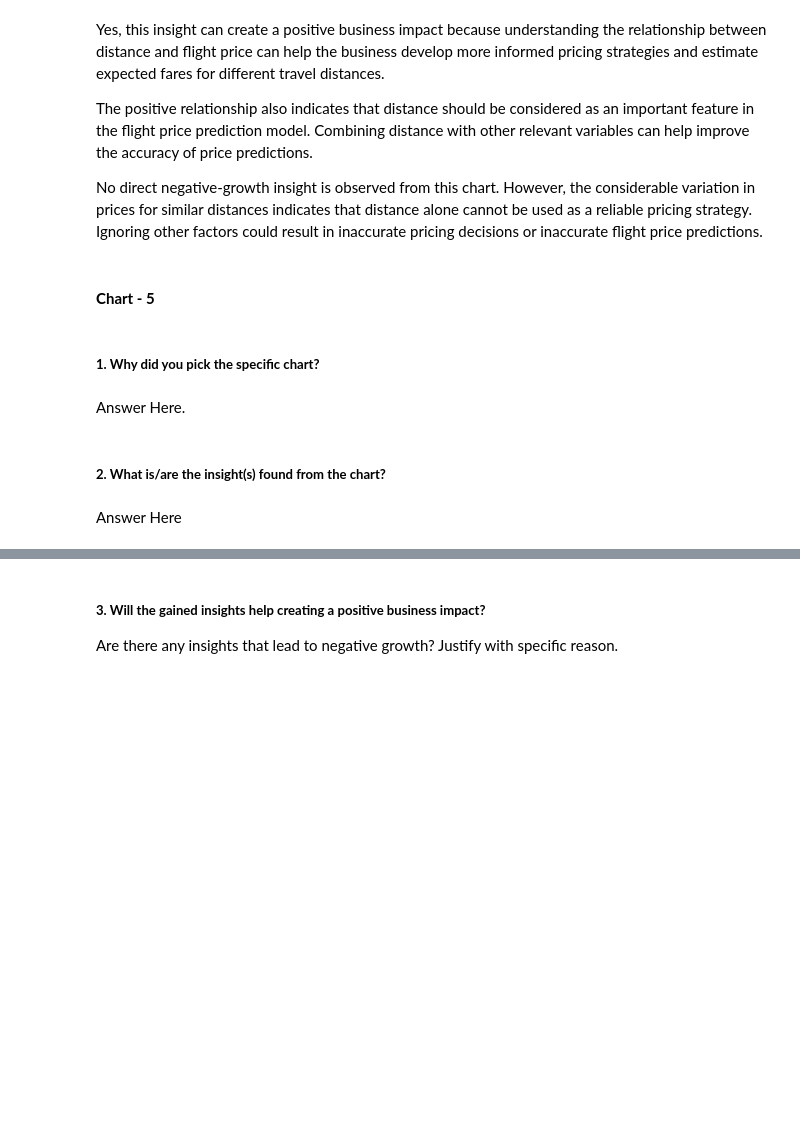
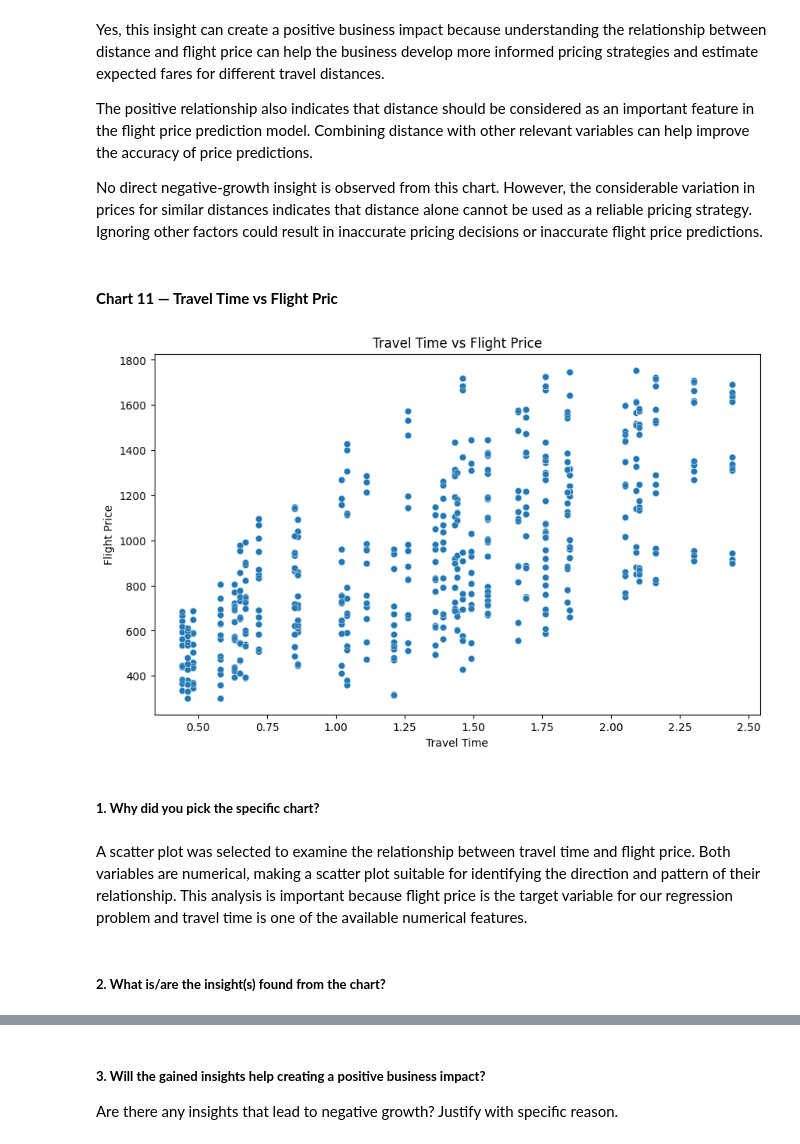
Before and after one commit to Sagarjain93/Machine-Learning-Portfolio, a Jupyter notebook: 01_End_to_End/Travel_MLops_Capstone/notebooks/00_Data_Cleaning_&_EDA.ipynb, the cells around one changed output, grey strips where cells are left out. Saved outputs shown, nothing was run; the diff lists cells and outputs as text; code cells hidden in the pictures; blank space fills up the shorter version.

Commit message:
Complete EDA and visualization analysis
Complete data cleaning, validation, exploratory data analysis, 20 visualizations, insights, and business impact analysis for the travel MLOps capstone.

```diff
--- a/01_End_to_End/Travel_MLops_Capstone/notebooks/00_Data_Cleaning_&_EDA.ipynb
+++ b/01_End_to_End/Travel_MLops_Capstone/notebooks/00_Data_Cleaning_&_EDA.ipynb
@@ -1599,5 +1599,3 @@ Yes, this insight can create a positive business impact because understanding th
 The positive relationship also indicates that distance should be considered as an important feature in the flight price prediction model. Combining distance with other relevant variables can help improve the accuracy of price predictions.
 
 No direct negative-growth insight is observed from this chart. However, the considerable variation in prices for similar distances indicates that distance alone cannot be used as a reliable pricing strategy. Ignoring other factors could result in inaccurate pricing decisions or inaccurate flight price predictions.
-# %% [markdown]
-#### **Chart - 5**
@@ -1606,8 +1602,27 @@ No direct negative-growth insight is observed from this chart. However, the cons
+# %% [markdown]
+#### **Chart 11 — Travel Time vs Flight Pric**
+# %%
+# Chart - 11: Travel Time vs Flight Price
+
+plt.figure(figsize=(10, 6))
+
+sns.scatterplot(
+    data=flights,
+    x='time',
+    y='price',
+    alpha=0.3
+)
+
+plt.title('Travel Time vs Flight Price')
+plt.xlabel('Travel Time')
+plt.ylabel('Flight Price')
+
+plt.show()
+# %% [output]
+[figure, added]
 # %% [markdown]
 ##### **1. Why did you pick the specific chart?**
-# %% [markdown]
-Answer Here.
+# %% [markdown]
+A scatter plot was selected to examine the relationship between travel time and flight price. Both variables are numerical, making a scatter plot suitable for identifying the direction and pattern of their relationship. This analysis is important because flight price is the target variable for our regression problem and travel time is one of the available numerical features.
 # %% [markdown]
 ##### **2. What is/are the insight(s) found from the chart?**
-# %% [markdown]
-Answer Here
```
Also changed, not shown: parts of 195 cells of this notebook.
